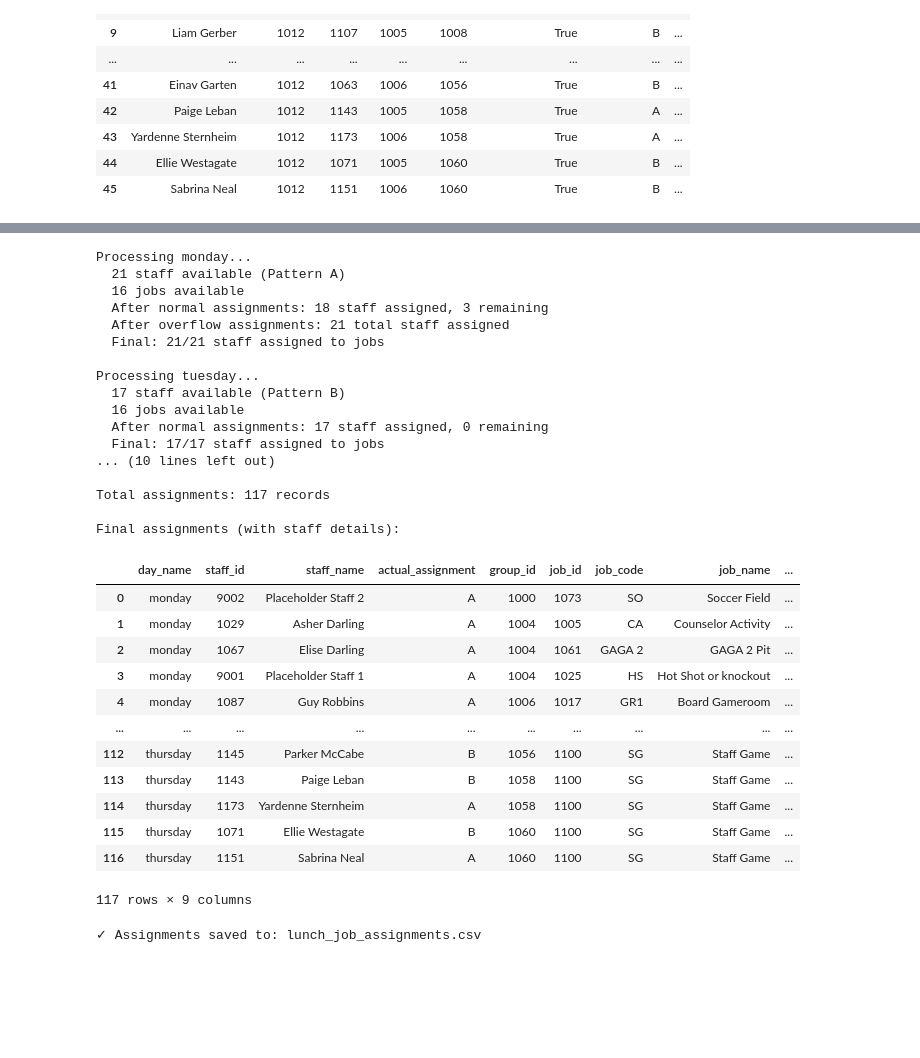
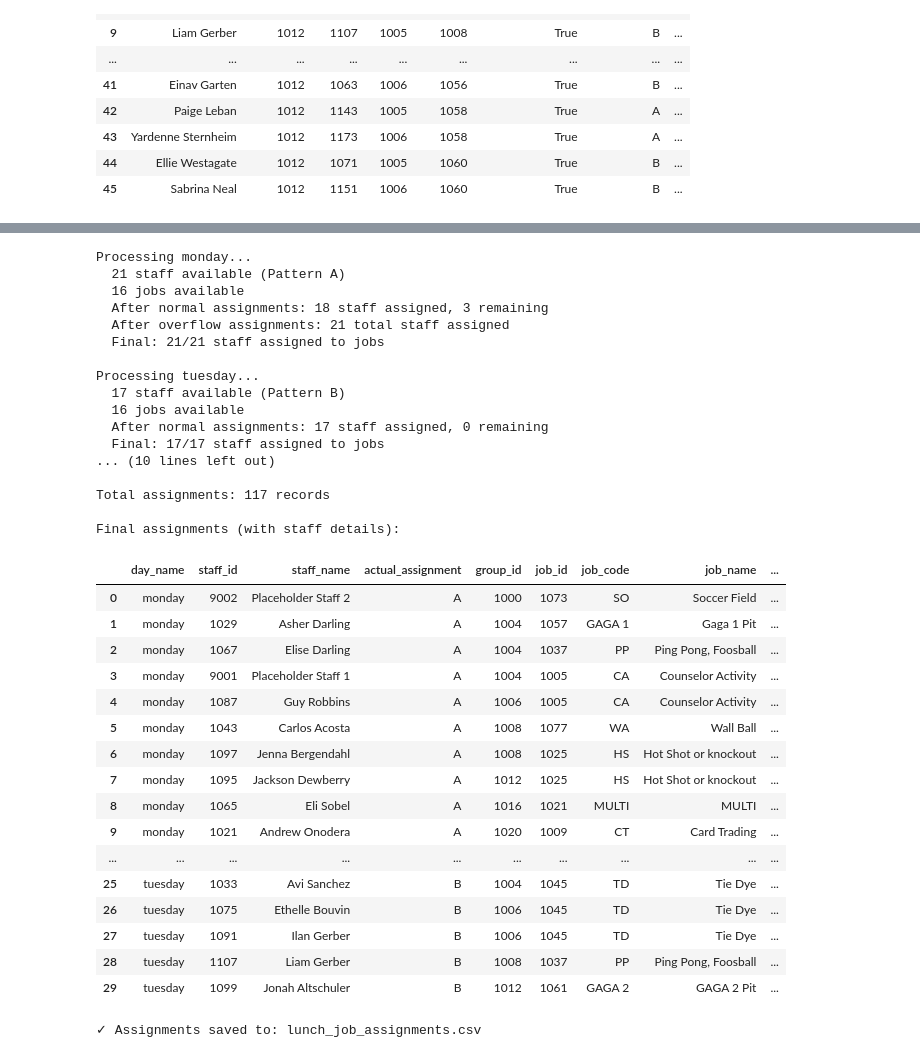
Before and after one commit to miles-wolf/Decathlon_Automation, a Jupyter notebook: notebooks/lunch_jobs_demo.ipynb, the cells around one changed output, grey strips where cells are left out. Cells and saved outputs as stored; diff of their text form; code cells hidden in the pictures; blank space fills up the shorter version.

```diff
--- a/notebooks/lunch_jobs_demo.ipynb
+++ b/notebooks/lunch_jobs_demo.ipynb
@@ -637,7 +637,7 @@ tie_dye_days = [
 tie_dye_staff = [
     # Example (uncomment and customize):
     # Matt S, Abraham P, Wes C, Avi S, Asher D, Elise D, Guy R, Ethelle B, Ilan G
-    1115,
+    #1115,
     1001,
     1171,
     1033,
@@ -751,7 +751,7 @@ df_final_assignments_enriched = df_final_assignments_enriched.drop(columns=['day
 # print and save the results
 
 print("\nFinal assignments (with staff details):")
-display(df_final_assignments_enriched)
+display(df_final_assignments_enriched.head(30))
 
 output_filename = "lunch_job_assignments.csv"
 df_final_assignments_enriched.to_csv(output_filename, index=False)
@@ -775,42 +773,46 @@ Hardcoded assignments:
 | 5 | thursday | 1087 | 1100 | SG | Staff Game |
 | 6 | thursday | 1091 | 1100 | SG | Staff Game |
 | 7 | thursday | 1075 | 1100 | SG | Staff Game |
 | 8 | thursday | 1107 | 1100 | SG | Staff Game |
 | 9 | thursday | 1097 | 1100 | SG | Staff Game |
 | ... | ... | ... | ... | ... | ... |
 | 15 | thursday | 1065 | 1100 | SG | Staff Game |
 | 16 | thursday | 1053 | 1100 | SG | Staff Game |
 | 17 | thursday | 1021 | 1100 | SG | Staff Game |
 | 18 | thursday | 1149 | 1100 | SG | Staff Game |
 | 19 | thursday | 1155 | 1100 | SG | Staff Game |
 Processing monday...
   21 staff available (Pattern A)
   16 jobs available
   After normal assignments: 18 staff assigned, 3 remaining
   After overflow assignments: 21 total staff assigned
   Final: 21/21 staff assigned to jobs
 
 Processing tuesday...
   17 staff available (Pattern B)
   16 jobs available
   After normal assignments: 17 staff assigned, 0 remaining
   Final: 17/17 staff assigned to jobs
 ... (10 lines left out)
 
 Total assignments: 117 records
 
 Final assignments (with staff details):
 |  | day_name | staff_id | staff_name | actual_assignment | group_id | job_id | job_code | job_name | ... |
 | 0 | monday | 9002 | Placeholder Staff 2 | A | 1000 | 1073 | SO | Soccer Field | ... |
-| 1 | monday | 1029 | Asher Darling | A | 1004 | 1005 | CA | Counselor Activity | ... |
-| 2 | monday | 1067 | Elise Darling | A | 1004 | 1061 | GAGA 2 | GAGA 2 Pit | ... |
-| 3 | monday | 9001 | Placeholder Staff 1 | A | 1004 | 1025 | HS | Hot Shot or knockout | ... |
-| 4 | monday | 1087 | Guy Robbins | A | 1006 | 1017 | GR1 | Board Gameroom | ... |
+| 1 | monday | 1029 | Asher Darling | A | 1004 | 1057 | GAGA 1 | Gaga 1 Pit | ... |
+| 2 | monday | 1067 | Elise Darling | A | 1004 | 1037 | PP | Ping Pong, Foosball | ... |
+| 3 | monday | 9001 | Placeholder Staff 1 | A | 1004 | 1005 | CA | Counselor Activity | ... |
+| 4 | monday | 1087 | Guy Robbins | A | 1006 | 1005 | CA | Counselor Activity | ... |
+| 5 | monday | 1043 | Carlos Acosta | A | 1008 | 1077 | WA | Wall Ball | ... |
+| 6 | monday | 1097 | Jenna Bergendahl | A | 1008 | 1025 | HS | Hot Shot or knockout | ... |
+| 7 | monday | 1095 | Jackson Dewberry | A | 1012 | 1025 | HS | Hot Shot or knockout | ... |
+| 8 | monday | 1065 | Eli Sobel | A | 1016 | 1021 | MULTI | MULTI | ... |
+| 9 | monday | 1021 | Andrew Onodera | A | 1020 | 1009 | CT | Card Trading | ... |
 | ... | ... | ... | ... | ... | ... | ... | ... | ... | ... |
-| 112 | thursday | 1145 | Parker McCabe | B | 1056 | 1100 | SG | Staff Game | ... |
-| 113 | thursday | 1143 | Paige Leban | B | 1058 | 1100 | SG | Staff Game | ... |
-| 114 | thursday | 1173 | Yardenne Sternheim | A | 1058 | 1100 | SG | Staff Game | ... |
-| 115 | thursday | 1071 | Ellie Westagate | B | 1060 | 1100 | SG | Staff Game | ... |
-| 116 | thursday | 1151 | Sabrina Neal | A | 1060 | 1100 | SG | Staff Game | ... |
+| 25 | tuesday | 1033 | Avi Sanchez | B | 1004 | 1045 | TD | Tie Dye | ... |
+| 26 | tuesday | 1075 | Ethelle Bouvin | B | 1006 | 1045 | TD | Tie Dye | ... |
+| 27 | tuesday | 1091 | Ilan Gerber | B | 1006 | 1045 | TD | Tie Dye | ... |
+| 28 | tuesday | 1107 | Liam Gerber | B | 1008 | 1037 | PP | Ping Pong, Foosball | ... |
+| 29 | tuesday | 1099 | Jonah Altschuler | B | 1012 | 1061 | GAGA 2 | GAGA 2 Pit | ... |
-117 rows × 9 columns
+✓ Assignments saved to: lunch_job_assignments.csv
-✓ Assignments saved to: lunch_job_assignments.csv
```
Also changed, not shown: parts of 2 cells of this notebook, 5 other files.
